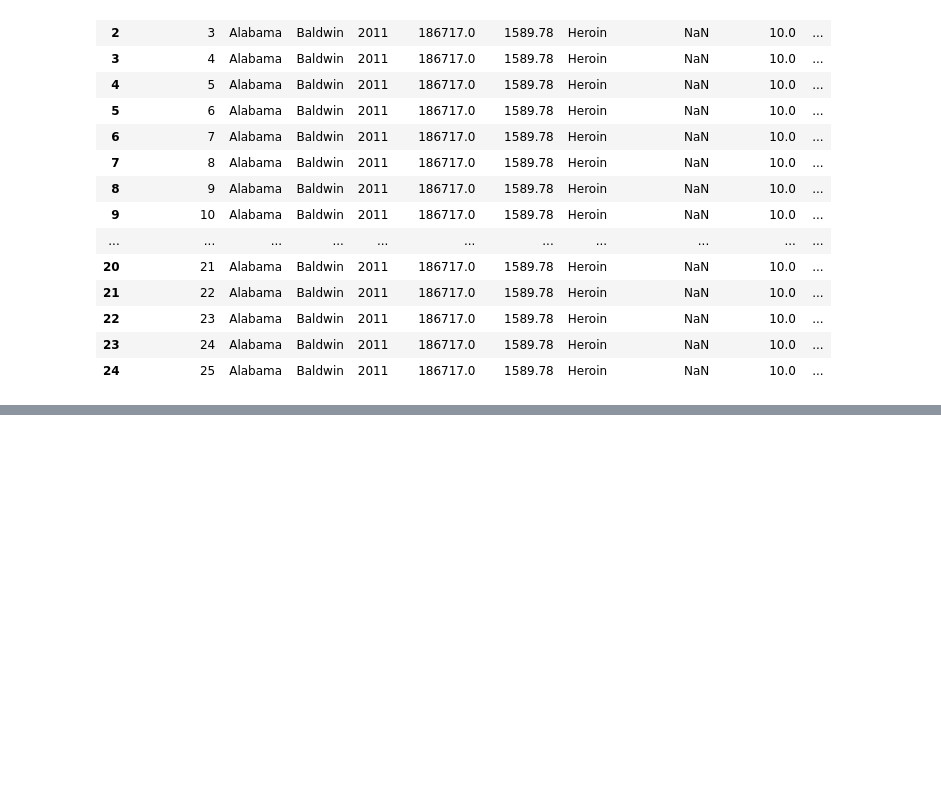
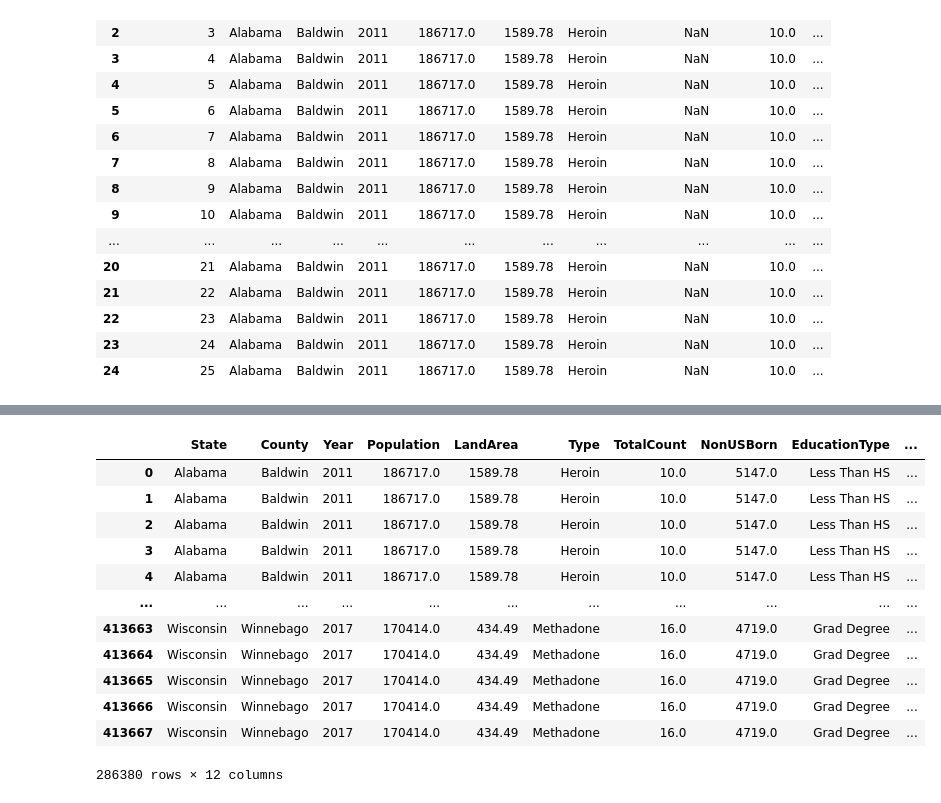
Before and after one commit to thesolecloset/Data-Wonders-Group-Project-1, a Jupyter notebook: Group.ipynb, the cells around one changed output, grey strips where cells are left out. Cells and saved outputs as stored; diff of their text form; code cells hidden in the pictures; blank space fills up the shorter version.

```diff
--- a/Group.ipynb
+++ b/Group.ipynb
@@ -73 +102,17 @@ datadf
+# %%
+cleaneddf
+# %% [output]
+|  | State | County | Year | Population | LandArea | Type | TotalCount | NonUSBorn | EducationType | ... |
+| 0 | Alabama | Baldwin | 2011 | 186717.0 | 1589.78 | Heroin | 10.0 | 5147.0 | Less Than HS | ... |
+| 1 | Alabama | Baldwin | 2011 | 186717.0 | 1589.78 | Heroin | 10.0 | 5147.0 | Less Than HS | ... |
+| 2 | Alabama | Baldwin | 2011 | 186717.0 | 1589.78 | Heroin | 10.0 | 5147.0 | Less Than HS | ... |
+| 3 | Alabama | Baldwin | 2011 | 186717.0 | 1589.78 | Heroin | 10.0 | 5147.0 | Less Than HS | ... |
+| 4 | Alabama | Baldwin | 2011 | 186717.0 | 1589.78 | Heroin | 10.0 | 5147.0 | Less Than HS | ... |
+| ... | ... | ... | ... | ... | ... | ... | ... | ... | ... | ... |
+| 413663 | Wisconsin | Winnebago | 2017 | 170414.0 | 434.49 | Methadone | 16.0 | 4719.0 | Grad Degree | ... |
+| 413664 | Wisconsin | Winnebago | 2017 | 170414.0 | 434.49 | Methadone | 16.0 | 4719.0 | Grad Degree | ... |
+| 413665 | Wisconsin | Winnebago | 2017 | 170414.0 | 434.49 | Methadone | 16.0 | 4719.0 | Grad Degree | ... |
+| 413666 | Wisconsin | Winnebago | 2017 | 170414.0 | 434.49 | Methadone | 16.0 | 4719.0 | Grad Degree | ... |
+| 413667 | Wisconsin | Winnebago | 2017 | 170414.0 | 434.49 | Methadone | 16.0 | 4719.0 | Grad Degree | ... |
+286380 rows × 12 columns
 # %%
```
Also changed, not shown: parts of 39 cells of this notebook.
